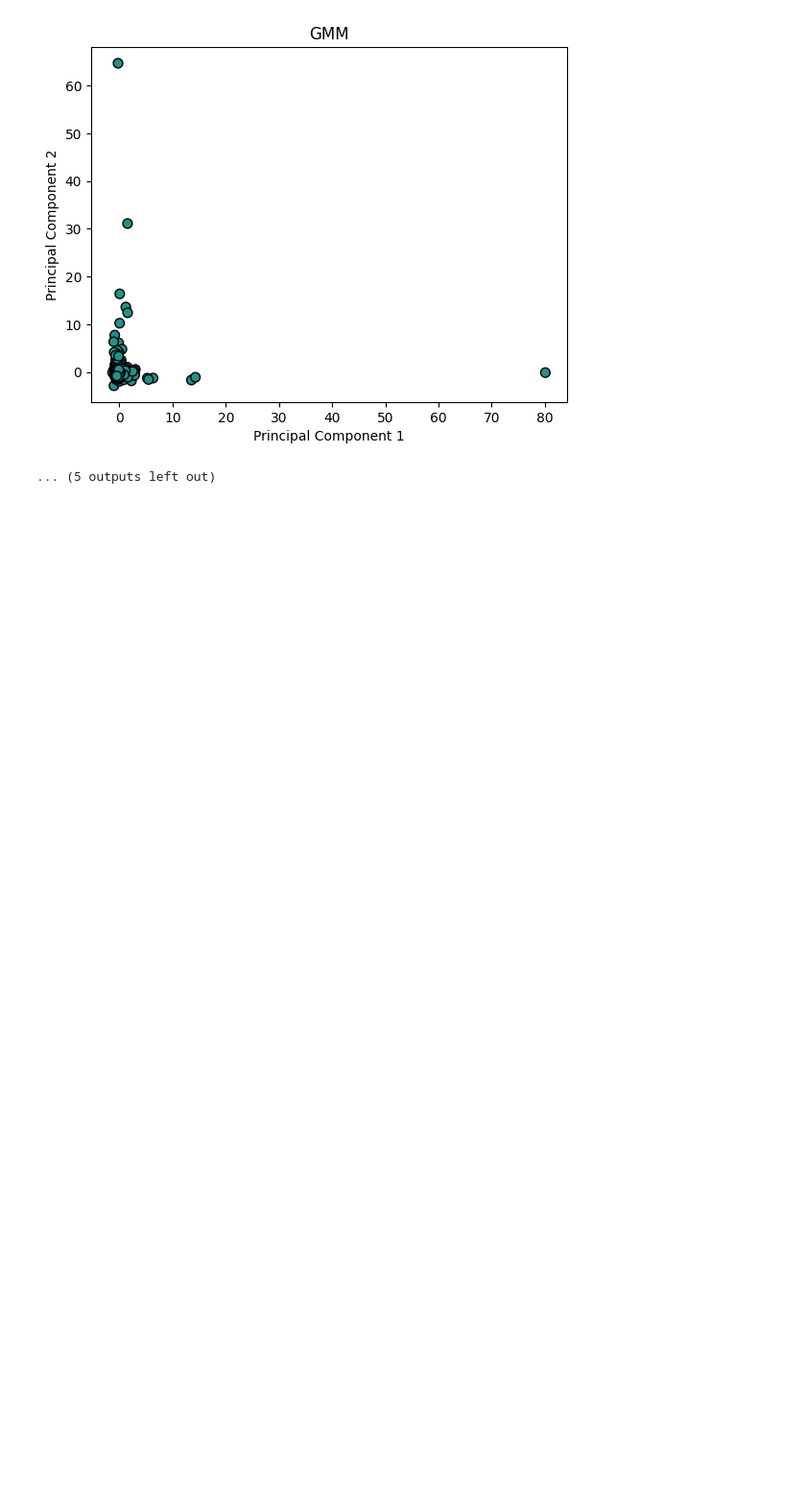
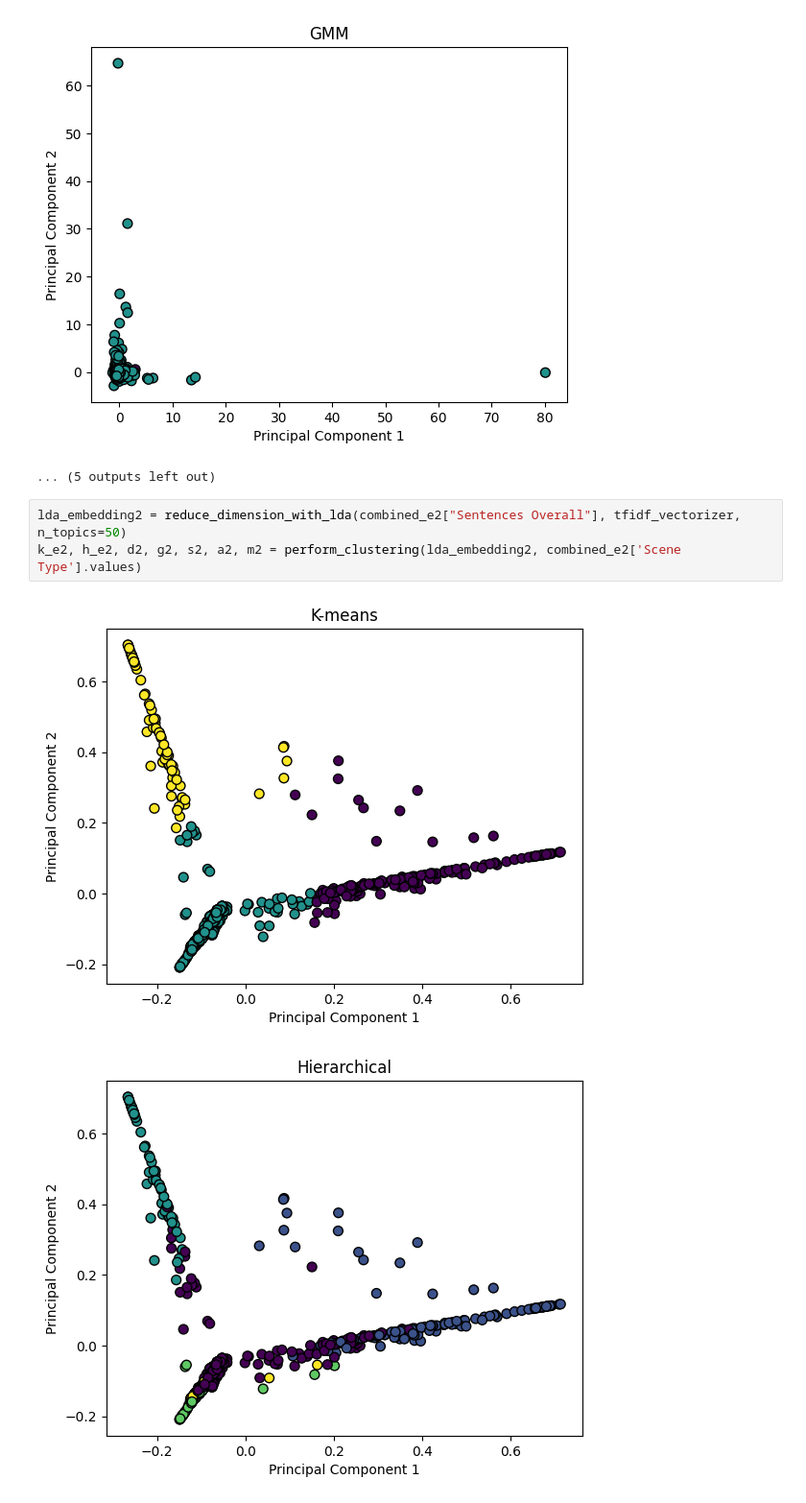
Before and after one commit to Alex-T-Sharipov/view_out_analysis, a Jupyter notebook: refactored.ipynb, the cells around one changed output. Shown at 96% size. Cells and saved outputs as stored; diff of their text form; blank space fills up the shorter version.

Commit message:
copied some clustering code from legacy to refactored

```diff
--- a/refactored.ipynb
+++ b/refactored.ipynb
@@ -452,3 +588,9 @@ print_top_words_per_cluster(count_vectorizer, combined_e2["Sentences Overall"].v
 [figure]
 [figure]
 ... (5 outputs left out)
+# %%
+lda_embedding2 = reduce_dimension_with_lda(combined_e2["Sentences Overall"], tfidf_vectorizer, n_topics=50)
+k_e2, h_e2, d2, g2, s2, a2, m2 = perform_clustering(lda_embedding2, combined_e2['Scene Type'].values)
+# %% [output]
+[figure, added]
+[figure, added]
```
Also changed, not shown: parts of 3 cells of this notebook, 9 other files.
